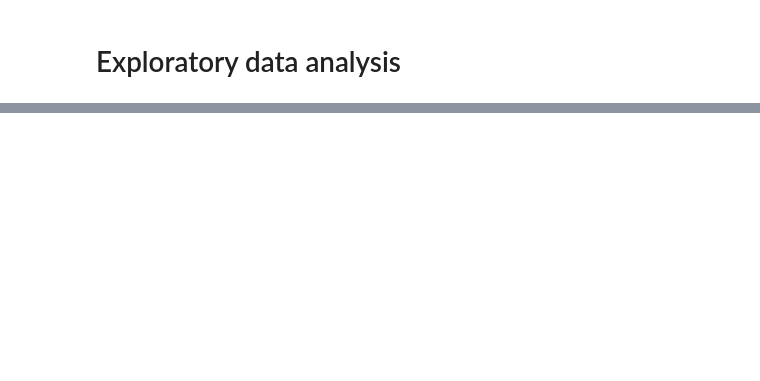
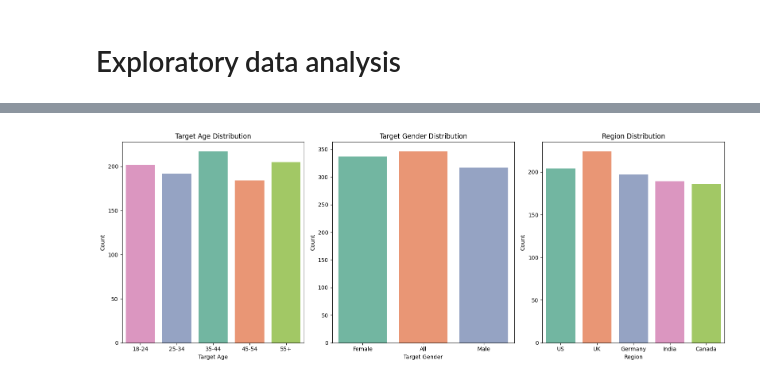
Before and after one commit to G-Bielokozowicz/Advertising-Campaign-Performance-Analysis, a Jupyter notebook: main.ipynb, the cells around one changed output, grey strips where cells are left out. Drawn from its saved outputs; the diff is of its cells as text; code cells hidden in the pictures; blank space fills up the shorter version.

```diff
--- a/main.ipynb
+++ b/main.ipynb
@@ -76,0 +138,47 @@ df.describe()
+# %%
+# Demographics distribution (target age, gender, region)
+
+plt.figure(figsize=(16,6))
+
+plt.subplot(1,3,1)
+sns.countplot(
+    data=df,
+    x='Target_Age',
+    palette='Set2',
+    hue='Target_Age',
+    order=['18-24', '25-34', '35-44', '45-54', '55+']
+)
+plt.title("Target Age Distribution")
+plt.xlabel("Target Age")
+plt.ylabel("Count")
+
+plt.subplot(1,3,2)
+sns.countplot(
+    data=df,
+    x='Target_Gender',
+    palette='Set2',
+    hue='Target_Gender',
+
+)
+plt.title("Target Gender Distribution")
+plt.xlabel("Target Gender")
+plt.ylabel("Count")
+
+plt.subplot(1,3,3)
+sns.countplot(
+    data=df,
+    x='Region',
+    palette='Set2',
+    hue='Region',
+
+)
+plt.title("Region Distribution")
+plt.xlabel("Region")
+plt.ylabel("Count")
+
+
+
+plt.tight_layout()
+plt.show()
+# %% [output]
+[figure, added]
```
Also changed, not shown: parts of 5 cells of this notebook.
